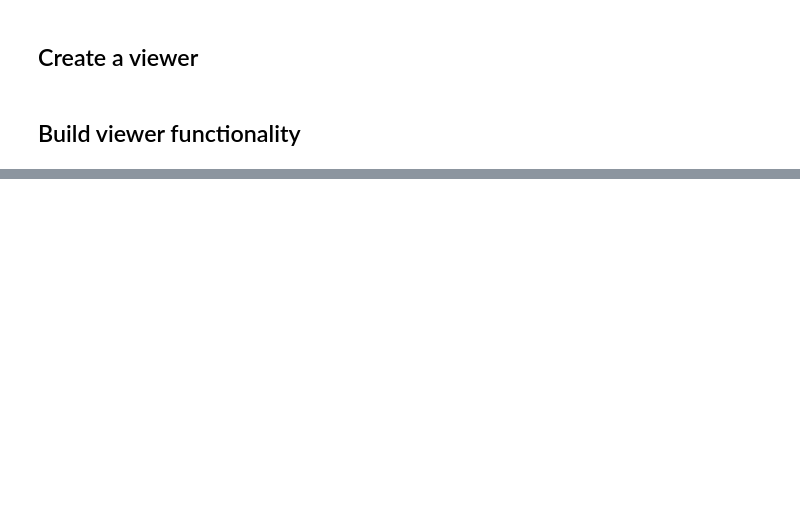
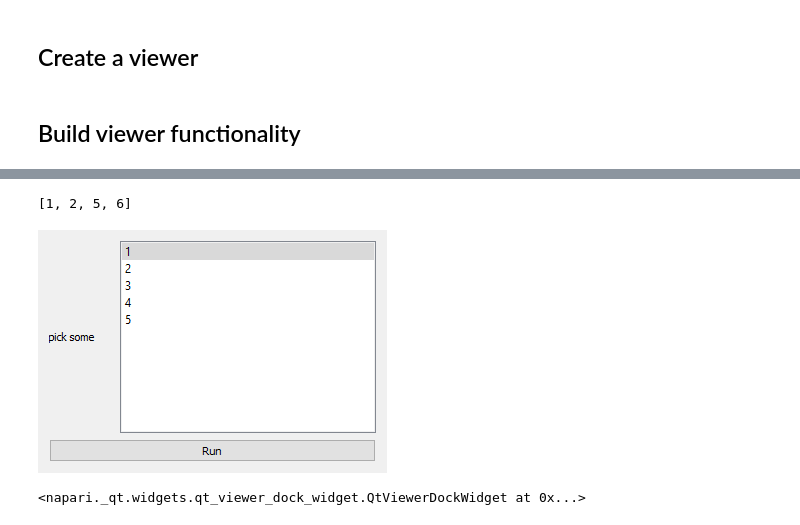
Before and after one commit to fjorka/tracking_pipeline, a Jupyter notebook: notebooks/04_tracking_correction_napari.ipynb, the cells around one changed output, grey strips where cells are left out. Cells and saved outputs as stored; diff of their text form; code cells hidden in the pictures; blank space fills up the shorter version.

```diff
--- a/notebooks/04_tracking_correction_napari.ipynb
+++ b/notebooks/04_tracking_correction_napari.ipynb
@@ -249,0 +339,4 @@ The autoreload extension is already loaded. To reload it, use:
+# %%
+my_list
+# %% [output]
+[1, 2, 5, 6]
@@ -249,0 +357,13 @@ The autoreload extension is already loaded. To reload it, use:
+# %%
+@magicgui(pick_some={"choices": [1, 2, 3, 4, 5], "allow_multiple": True})
+def my_widget(pick_some=[1]):
+    if 4 in pick_some:
+        pick_some.remove(4)
+
+    # this is the important line, just set the value to whatever
+    # you want it to be
+    my_widget.pick_some.value = pick_some
+
+my_widget.show(run=True)
+# %% [output]
+[figure, added]
@@ -249,0 +372,5 @@ The autoreload extension is already loaded. To reload it, use:
+# %%
+lab = widgets.Label(value=5, label="Promising tracks:")
+viewer.window.add_dock_widget(lab,area='left')
+# %% [output]
+<napari._qt.widgets.qt_viewer_dock_widget.QtViewerDockWidget at 0x...>
```
Also changed, not shown: parts of 57 cells of this notebook, 8 other files.
